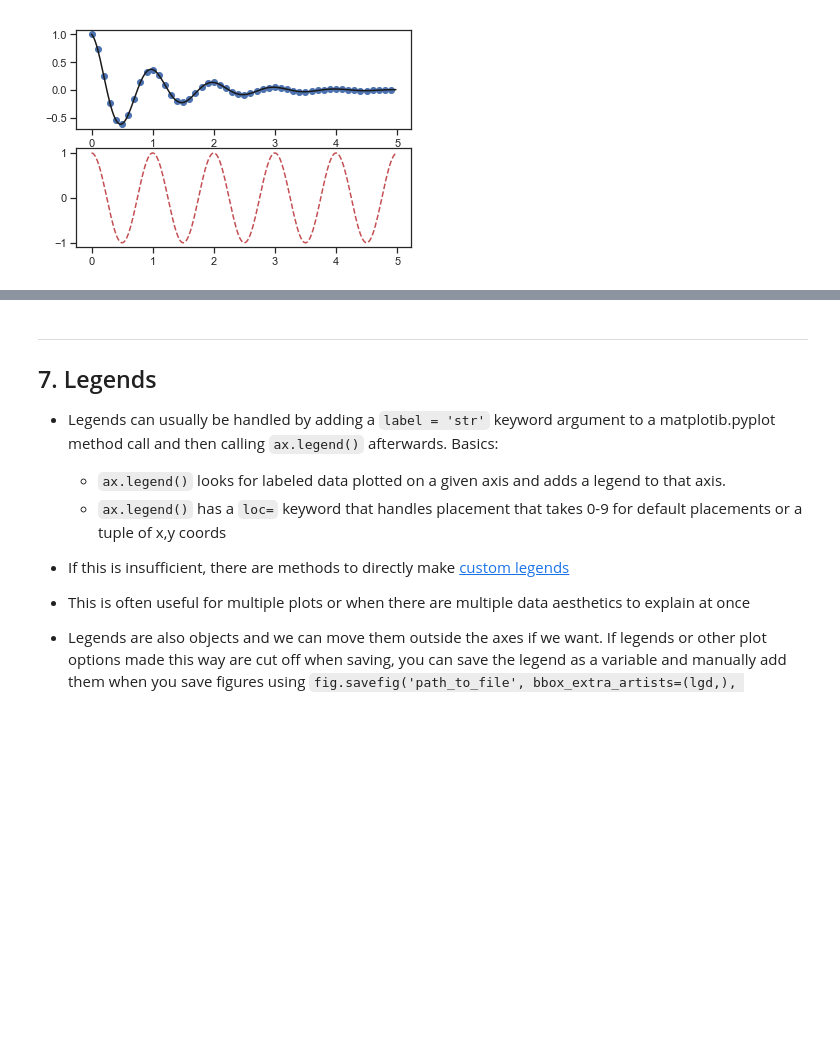
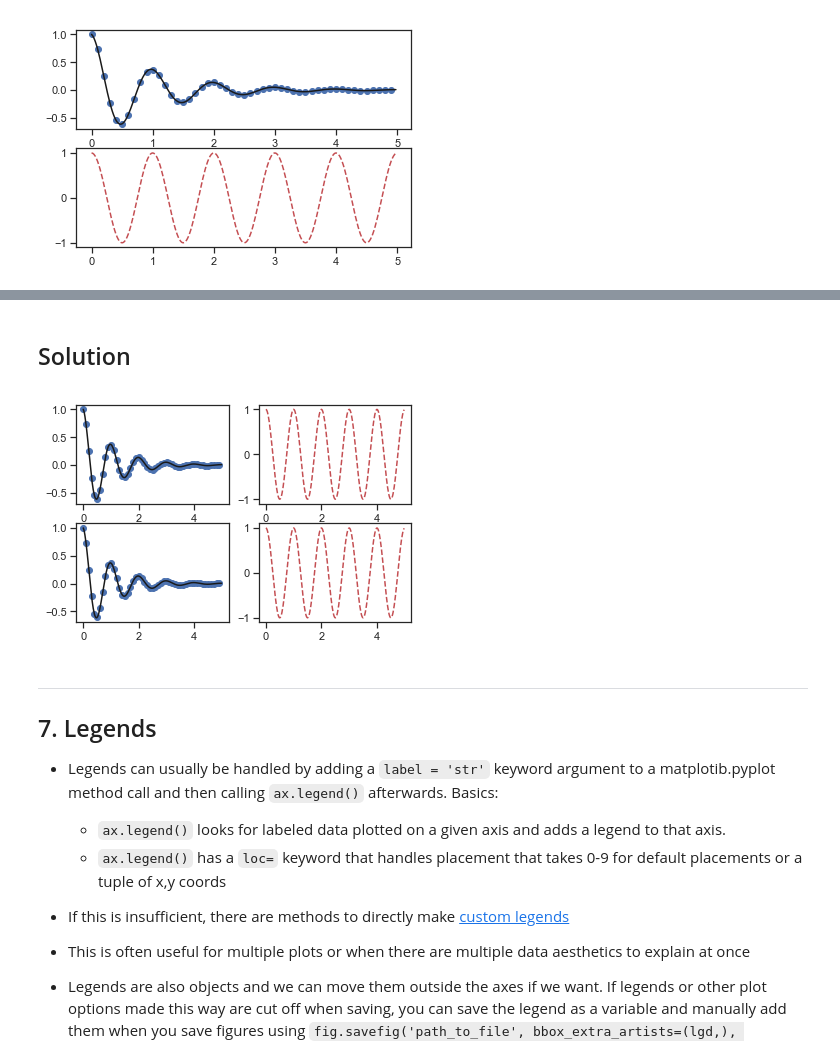
Before and after one commit to nuitrcs/pythonvisualization, a Jupyter notebook: plotting.ipynb, the cells around one changed output, grey strips where cells are left out. Saved outputs shown, nothing was run; the diff lists cells and outputs as text; code cells hidden in the pictures; blank space fills up the shorter version.

```diff
--- a/plotting.ipynb
+++ b/plotting.ipynb
@@ -652,3 +658,32 @@ plt.plot(t2, np.cos(2*np.pi*t2), 'r--'); # r-- = red, dashed line
+# %% [markdown]
+## Solution
+# %%
+# Function and arrays to generate some data
+def f(t):
+    return np.exp(-t) * np.cos(2*np.pi*t)
+
+t1 = np.arange(0.0, 5.0, 0.1)
+t2 = np.arange(0.0, 5.0, 0.02)
+t3 = np.arange(0.0, 5.0, 0.15)
+t4 = np.arange(0.0, 5.0, 0.02)
+
+# create a figure
+plt.figure(1)
+plt.subplot(221) # 221 = 2 rows, 2 columns, first plot
+plt.plot(t1, f(t1), 'bo',
+         t2, f(t2), 'k') # bo = blue, o marker
+
+plt.subplot(222) # 221 = 2 rows, 2 columns, second plot
+plt.plot(t2, np.cos(2*np.pi*t2), 'r--'); # r-- = red, dashed line
+
+plt.subplot(223) # 221 = 2 rows, 2 columns, Third plot
+plt.plot(t1, f(t1), 'bo',
+         t2, f(t2), 'k') # bo = blue, o marker
+
+plt.subplot(224) # 221 = 2 rows, 2 columns, Fourth plot
+plt.plot(t2, np.cos(2*np.pi*t2), 'r--'); # r-- = red, dashed line
+# %% [output]
+[figure, added]
 # %% [markdown]
 ---
 ## 7. Legends<a id='S7'></a>
```
Also changed, not shown: parts of 53 cells of this notebook.
